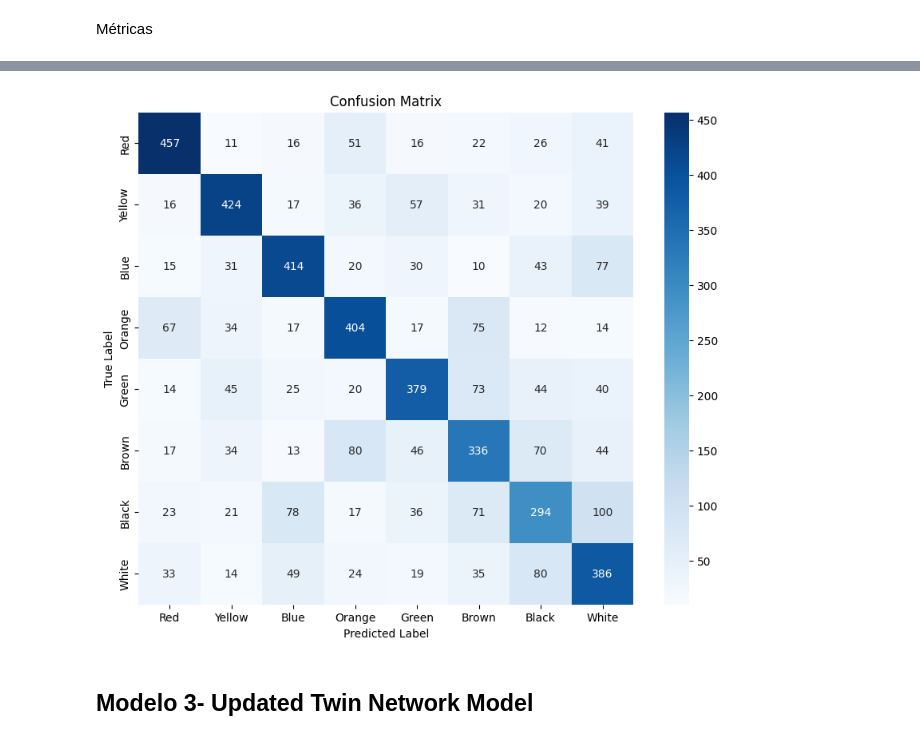
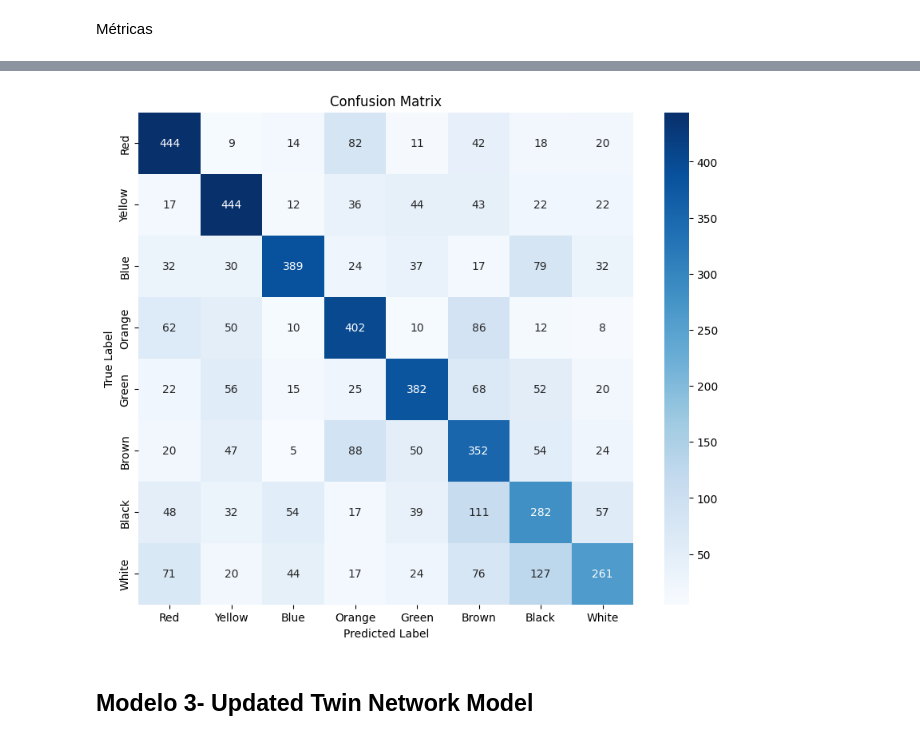
Before and after one commit to rzunick/MNA-Advanced-Machine-Learning-Methods-Team-15, a Jupyter notebook: Avance_5_Equipo_43.ipynb, the cells around one changed output, grey strips where cells are left out. Saved outputs shown, nothing was run; the diff lists cells and outputs as text; code cells hidden in the pictures.

```diff
--- a/Avance_5_Equipo_43.ipynb
+++ b/Avance_5_Equipo_43.ipynb
@@ -440,8 +444,8 @@ class Logger(object):
         torch.save(model.state_dict(), os.path.join(self.log_dir, self.name, f'model_{epch}.pt'))
 # %%
 # Save Model
-Model_Path = '/content/models/baseline_model_A'
-logger = Logger(Model_Path, "Exp1A", 1)
+Model_Path = '/content/models/model1'
+logger = Logger(Model_Path, "model1_baseline", 1)
 # %%
 model = ColorModel1()
 model.cuda()
@@ -449,7 +453,7 @@ opt = torch.optim.SGD(model.parameters(), momentum=0.9, lr = 0.001 )
 lr_scheduler = torch.optim.lr_scheduler.ReduceLROnPlateau(opt, patience=20,min_lr=1e-08,factor=0.1,verbose=True)
 loss_fn = nn.CrossEntropyLoss()
 # %%
-epochs = 40
+epochs = 30
 for epoch in range(epochs):
     with tqdm(train_data_loader, unit="batch") as tepoch:
         model.train()
@@ -618,8 +622,8 @@ class ColorModel2(nn.Module):
         return x
 # %%
 # Save Model
-Model_Path = '/content/models/alternative_model_A'
-logger = Logger(Model_Path, "Exp1", 1)
+Model_Path = '/content/models/model2'
+logger = Logger(Model_Path, "model2_single_network", 1)
 # %%
 model = ColorModel2()
 model.cuda()
@@ -627,7 +631,7 @@ opt = torch.optim.SGD(model.parameters(), momentum=0.9, lr = 0.001 )
 lr_scheduler = torch.optim.lr_scheduler.ReduceLROnPlateau(opt, patience=20,min_lr=1e-08,factor=0.1,verbose=True)
 loss_fn = nn.CrossEntropyLoss()
 # %%
-epochs = 100
+epochs = 60
 from  tqdm import tqdm
 from sklearn.metrics import accuracy_score
 for epoch in range(epochs):
@@ -723,34 +703,18 @@ plot_accuracy_curves(train_accuracies, val_accuracies)
 # %%
-import seaborn as sns
-from sklearn.metrics import confusion_matrix
-
-def plot_confusion_matrix(y_true, y_pred, labels):
-    cm = confusion_matrix(y_true, y_pred)
-    plt.figure(figsize=(10, 8))
-    sns.heatmap(cm, annot=True, fmt='d', cmap='Blues', xticklabels=labels, yticklabels=labels)
-    plt.xlabel('Predicted Label')
-    plt.ylabel('True Label')
-    plt.title('Confusion Matrix')
-    plt.show()
-
-# Ensure labels are defined
-labels = ["Red", "Yellow", "Blue", "Orange", "Green", "Brown", "Black", "White"]
-
-# Example usage (assuming y_test contains true labels)
 y_true = y_test  # Directly use y_test
 y_pred = []
 
 with torch.no_grad():
     model.eval()
     for X, y in test_data_loader:
         X, y = X.to('cuda'), y.to('cuda')
         outputs = model(X)
         _, predicted = torch.max(outputs.data, 1)
         y_pred.extend(predicted.cpu().numpy())
 
 plot_confusion_matrix(y_true, y_pred, labels)
 # %% [output]
-[figure, old version]
+[figure, new version]
 # %% [markdown]
 ## Modelo 3- Updated Twin Network Model
 # %% [markdown]
```
Also changed, not shown: parts of 29 cells of this notebook.
